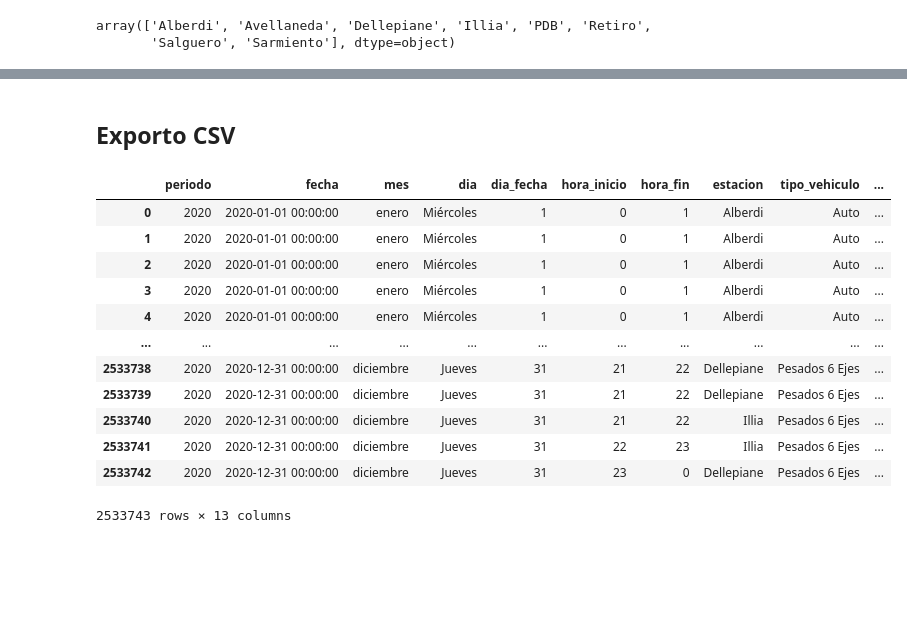
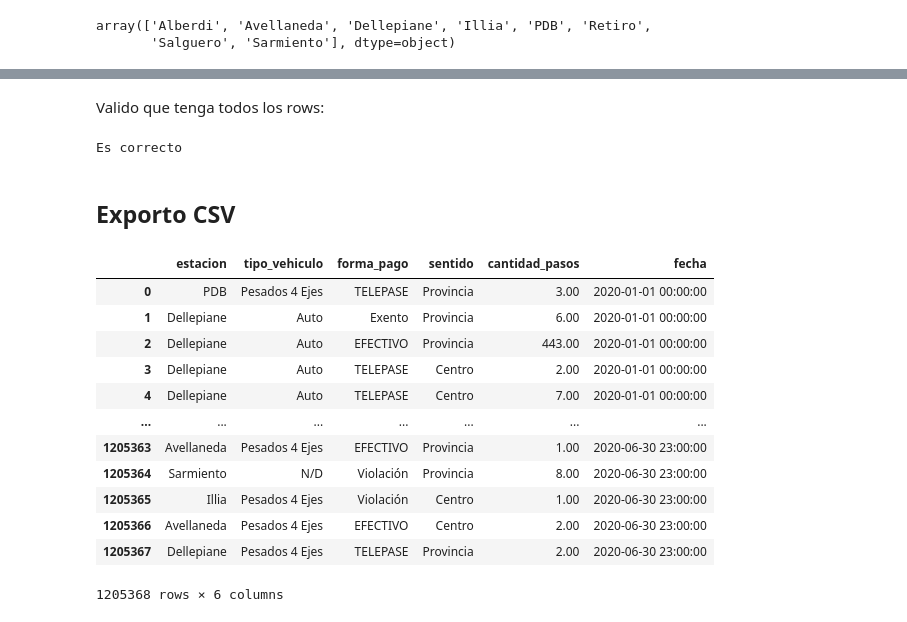
Before and after one commit to martinezalina/illia-p4, a Jupyter notebook: flujo-vehicular-2020.ipynb, the cells around one changed output, grey strips where cells are left out. Drawn from its saved outputs; the diff is of its cells as text; code cells hidden in the pictures; blank space fills up the shorter version.

```diff
--- a/flujo-vehicular-2020.ipynb
+++ b/flujo-vehicular-2020.ipynb
@@ -169,3 +472,12 @@ array(['Alberdi', 'Avellaneda', 'Dellepiane', 'Illia', 'PDB', 'Retiro',
+# %% [markdown]
+Valido que tenga todos los rows:
+# %%
+if (data_2020.shape[0] == (data_2020_s1.shape[0] + data_2020_s2.shape[0])):
+    print('Es correcto')
+else:
+    print('Revisar separación de semestres')
+# %% [output]
+Es correcto
 # %% [markdown]
 ## Exporto CSV
 # %%
@@ -174,19 +487,19 @@ data_2020_full.to_csv('datasets/flujo-vehicular-2020.csv', index = False)
 # %%
 # Verifico exportación
 
-check = pd.read_csv('./datasets/flujo-vehicular-2020.csv')
-check
+check_1 = pd.read_csv('./datasets/flujo-vehicular-2020-S1.csv')
+check_1
 # %% [output]
-|  | periodo | fecha | mes | dia | dia_fecha | hora_inicio | hora_fin | estacion | tipo_vehiculo | ... |
-| 0 | 2020 | 2020-01-01 00:00:00 | enero | Miércoles | 1 | 0 | 1 | Alberdi | Auto | ... |
-| 1 | 2020 | 2020-01-01 00:00:00 | enero | Miércoles | 1 | 0 | 1 | Alberdi | Auto | ... |
-| 2 | 2020 | 2020-01-01 00:00:00 | enero | Miércoles | 1 | 0 | 1 | Alberdi | Auto | ... |
-| 3 | 2020 | 2020-01-01 00:00:00 | enero | Miércoles | 1 | 0 | 1 | Alberdi | Auto | ... |
-| 4 | 2020 | 2020-01-01 00:00:00 | enero | Miércoles | 1 | 0 | 1 | Alberdi | Auto | ... |
-| ... | ... | ... | ... | ... | ... | ... | ... | ... | ... | ... |
-| 2533738 | 2020 | 2020-12-31 00:00:00 | diciembre | Jueves | 31 | 21 | 22 | Dellepiane | Pesados 6 Ejes | ... |
-| 2533739 | 2020 | 2020-12-31 00:00:00 | diciembre | Jueves | 31 | 21 | 22 | Dellepiane | Pesados 6 Ejes | ... |
-| 2533740 | 2020 | 2020-12-31 00:00:00 | diciembre | Jueves | 31 | 21 | 22 | Illia | Pesados 6 Ejes | ... |
-| 2533741 | 2020 | 2020-12-31 00:00:00 | diciembre | Jueves | 31 | 22 | 23 | Illia | Pesados 6 Ejes | ... |
-| 2533742 | 2020 | 2020-12-31 00:00:00 | diciembre | Jueves | 31 | 23 | 0 | Dellepiane | Pesados 6 Ejes | ... |
+|  | estacion | tipo_vehiculo | forma_pago | sentido | cantidad_pasos | fecha |
+| 0 | PDB | Pesados 4 Ejes | TELEPASE | Provincia | 3.00 | 2020-01-01 00:00:00 |
+| 1 | Dellepiane | Auto | Exento | Provincia | 6.00 | 2020-01-01 00:00:00 |
+| 2 | Dellepiane | Auto | EFECTIVO | Provincia | 443.00 | 2020-01-01 00:00:00 |
+| 3 | Dellepiane | Auto | TELEPASE | Centro | 2.00 | 2020-01-01 00:00:00 |
+| 4 | Dellepiane | Auto | TELEPASE | Centro | 7.00 | 2020-01-01 00:00:00 |
+| ... | ... | ... | ... | ... | ... | ... |
+| 1205363 | Avellaneda | Pesados 4 Ejes | EFECTIVO | Provincia | 1.00 | 2020-06-30 23:00:00 |
+| 1205364 | Sarmiento | N/D | Violación | Provincia | 8.00 | 2020-06-30 23:00:00 |
+| 1205365 | Illia | Pesados 4 Ejes | Violación | Centro | 1.00 | 2020-06-30 23:00:00 |
+| 1205366 | Avellaneda | Pesados 4 Ejes | EFECTIVO | Centro | 2.00 | 2020-06-30 23:00:00 |
+| 1205367 | Dellepiane | Pesados 4 Ejes | TELEPASE | Provincia | 2.00 | 2020-06-30 23:00:00 |
-2533743 rows × 13 columns
+1205368 rows × 6 columns
```
Also changed, not shown: parts of 53 cells of this notebook, 2 other files.
